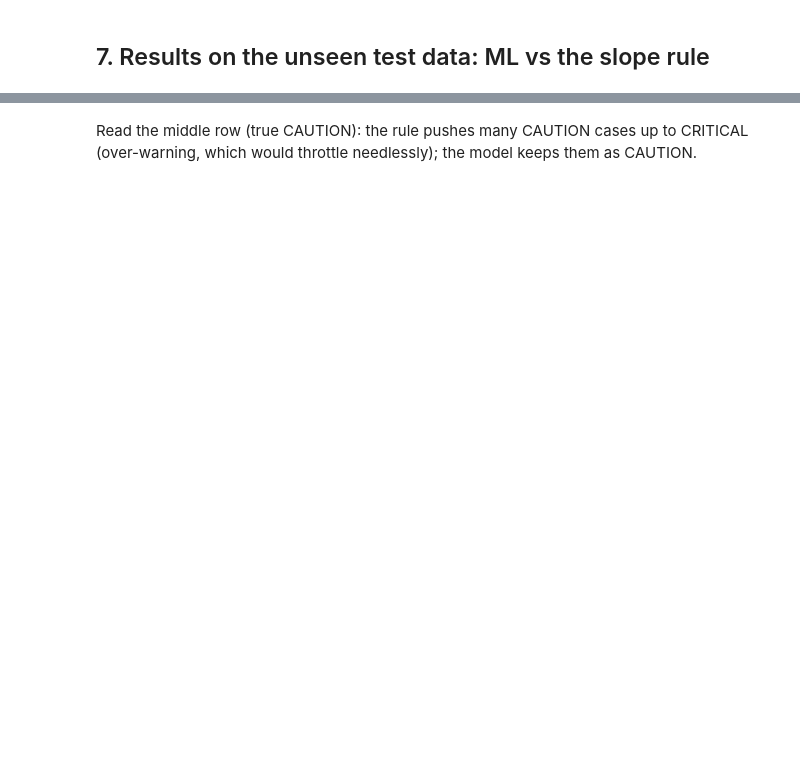
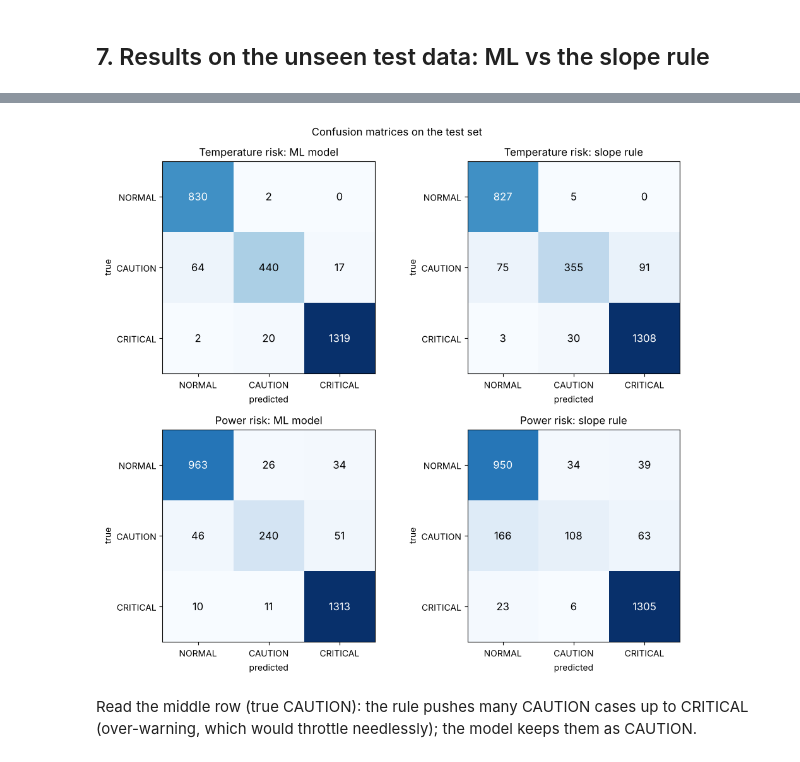
Before and after one commit to bat-daemon/TinyML_Thermal_power_mgmt_project, a Jupyter notebook: notebooks/training_walkthrough.ipynb, the cells around one changed output, grey strips where cells are left out. Cells and saved outputs as stored; diff of their text form; code cells hidden in the pictures; blank space fills up the shorter version.

```diff
--- a/notebooks/training_walkthrough.ipynb
+++ b/notebooks/training_walkthrough.ipynb
@@ -299,16 +310,20 @@ pd.DataFrame(rows).set_index(["risk", "predictor"]).round(3)
 |  | slope rule | 0.877 | 0.759 | 0.071 | 0.978 |
 # %%
-fig, ax = plt.subplots(1, 4, figsize=(15, 3.6))
-for i, (head, who) in enumerate([("temp", "ml"), ("temp", "rule"), ("power", "ml"), ("power", "rule")]):
+fig, axes = plt.subplots(2, 2, figsize=(10, 9))
+for ax_, (head, who) in zip(axes.ravel(), [("temp", "ml"), ("temp", "rule"), ("power", "ml"), ("power", "rule")]):
     cmx = np.array(m["results"][head][who]["confusion"])
-    ax[i].imshow(cmx, cmap="Blues")
+    ax_.imshow(cmx, cmap="Blues")
     for a in range(3):
         for b in range(3):
-            ax[i].text(b, a, cmx[a, b], ha="center", va="center", color="white" if cmx[a, b] > cmx.max() / 2 else "black")
-    ax[i].set_xticks(range(3), ["N", "C", "CR"]); ax[i].set_yticks(range(3), ["N", "C", "CR"])
-    ax[i].set_title(f"{head} - {'ML' if who == 'ml' else 'rule'}"); ax[i].set_xlabel("predicted")
-ax[0].set_ylabel("true")
+            ax_.text(b, a, cmx[a, b], ha="center", va="center", fontsize=12,
+                     color="white" if cmx[a, b] > cmx.max() / 2 else "black")
+    ax_.set_xticks(range(3), tm.CLASS_NAMES); ax_.set_yticks(range(3), tm.CLASS_NAMES)
+    ax_.set_title(f"{'Temperature' if head == 'temp' else 'Power'} risk: {'ML model' if who == 'ml' else 'slope rule'}")
+    ax_.set_xlabel("predicted"); ax_.set_ylabel("true")
+fig.suptitle("Confusion matrices on the test set")
 fig.tight_layout()
+# %% [output]
+[figure, added]
 # %% [markdown]
 Read the middle row (true CAUTION): the rule pushes many CAUTION cases up to CRITICAL (over-warning, which would throttle needlessly); the model keeps them as CAUTION.
 # %%
```
Also changed, not shown: parts of 15 cells of this notebook, 3 other files.
